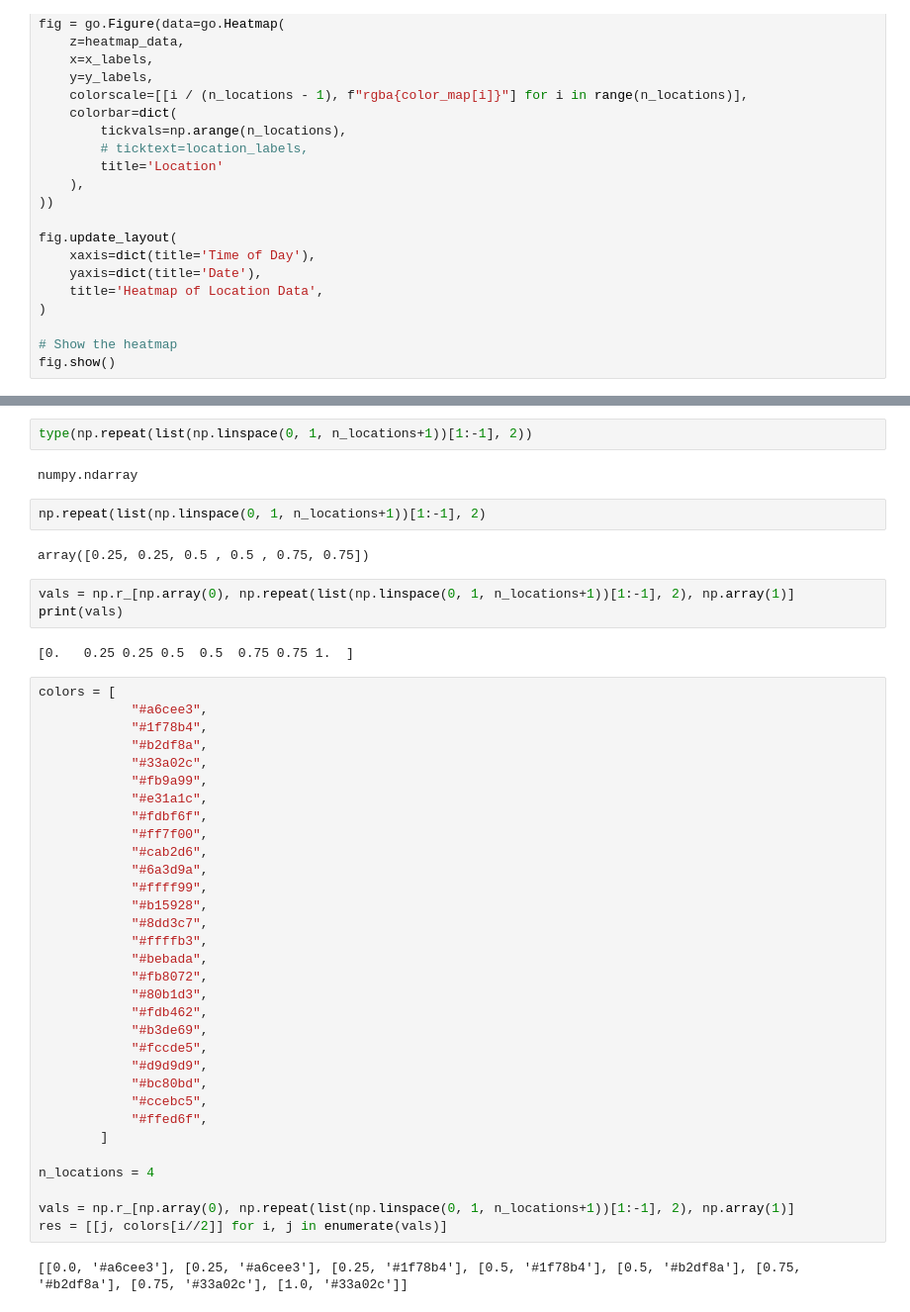
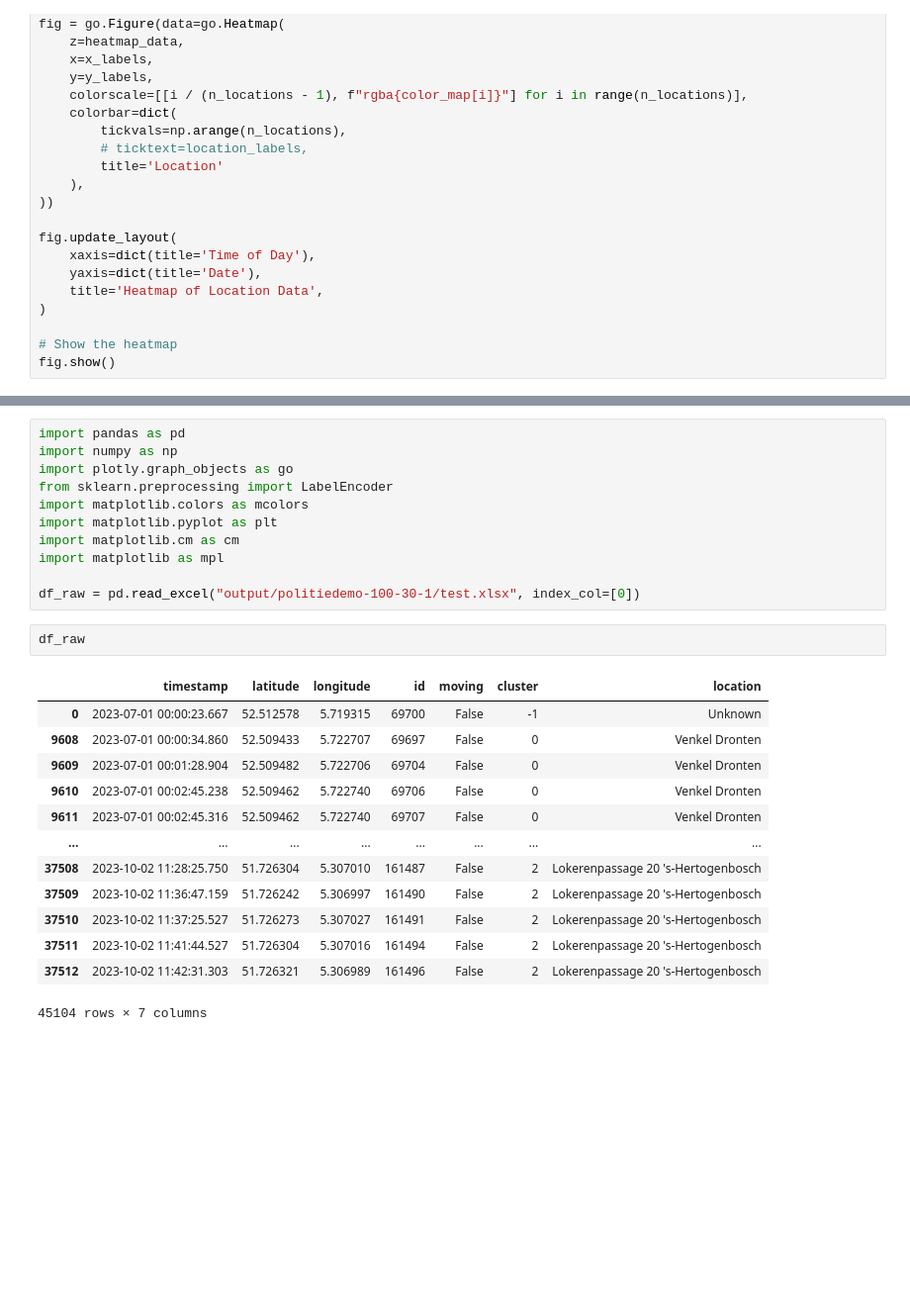
Before and after one commit to sandersiepel/JADS-politie-ob2, a Jupyter notebook: test.ipynb, the cells around one changed output, grey strips where cells are left out. Shown at 99% size. Saved outputs shown, nothing was run; the diff lists cells and outputs as text; blank space fills up the shorter version.

```diff
--- a/test.ipynb
+++ b/test.ipynb
@@ -587,47 +411,27 @@ TypeError: concatenate() got multiple values for argument 'axis'
-# %%
-type(np.repeat(list(np.linspace(0, 1, n_locations+1))[1:-1], 2))
-# %% [output]
-numpy.ndarray
-# %%
-np.repeat(list(np.linspace(0, 1, n_locations+1))[1:-1], 2)
-# %% [output]
-array([0.25, 0.25, 0.5 , 0.5 , 0.75, 0.75])
-# %%
-vals = np.r_[np.array(0), np.repeat(list(np.linspace(0, 1, n_locations+1))[1:-1], 2), np.array(1)]
-print(vals)
-# %% [output]
-[0.   0.25 0.25 0.5  0.5  0.75 0.75 1.  ]
-# %%
-colors = [
-            "#a6cee3",
-            "#1f78b4",
-            "#b2df8a",
-            "#33a02c",
-            "#fb9a99",
-            "#e31a1c",
-            "#fdbf6f",
-            "#ff7f00",
-            "#cab2d6",
-            "#6a3d9a",
-            "#ffff99",
-            "#b15928",
-            "#8dd3c7",
-            "#ffffb3",
-            "#bebada",
-            "#fb8072",
-            "#80b1d3",
-            "#fdb462",
-            "#b3de69",
-            "#fccde5",
-            "#d9d9d9",
-            "#bc80bd",
-            "#ccebc5",
-            "#ffed6f",
-        ]
-
-n_locations = 4
-
-vals = np.r_[np.array(0), np.repeat(list(np.linspace(0, 1, n_locations+1))[1:-1], 2), np.array(1)]
-res = [[j, colors[i//2]] for i, j in enumerate(vals)]
-# %% [output]
-[[0.0, '#a6cee3'], [0.25, '#a6cee3'], [0.25, '#1f78b4'], [0.5, '#1f78b4'], [0.5, '#b2df8a'], [0.75, '#b2df8a'], [0.75, '#33a02c'], [1.0, '#33a02c']]
+# %%
+import pandas as pd
+import numpy as np
+import plotly.graph_objects as go
+from sklearn.preprocessing import LabelEncoder
+import matplotlib.colors as mcolors
+import matplotlib.pyplot as plt
+import matplotlib.cm as cm
+import matplotlib as mpl
+
+df_raw = pd.read_excel("output/politiedemo-100-30-1/test.xlsx", index_col=[0])
+# %%
+df_raw
+# %% [output]
+|  | timestamp | latitude | longitude | id | moving | cluster | location |
+| 0 | 2023-07-01 00:00:23.667 | 52.512578 | 5.719315 | 69700 | False | -1 | Unknown |
+| 9608 | 2023-07-01 00:00:34.860 | 52.509433 | 5.722707 | 69697 | False | 0 | Venkel Dronten |
+| 9609 | 2023-07-01 00:01:28.904 | 52.509482 | 5.722706 | 69704 | False | 0 | Venkel Dronten |
+| 9610 | 2023-07-01 00:02:45.238 | 52.509462 | 5.722740 | 69706 | False | 0 | Venkel Dronten |
+| 9611 | 2023-07-01 00:02:45.316 | 52.509462 | 5.722740 | 69707 | False | 0 | Venkel Dronten |
+| ... | ... | ... | ... | ... | ... | ... | ... |
+| 37508 | 2023-10-02 11:28:25.750 | 51.726304 | 5.307010 | 161487 | False | 2 | Lokerenpassage 20 's-Hertogenbosch |
+| 37509 | 2023-10-02 11:36:47.159 | 51.726242 | 5.306997 | 161490 | False | 2 | Lokerenpassage 20 's-Hertogenbosch |
+| 37510 | 2023-10-02 11:37:25.527 | 51.726273 | 5.307027 | 161491 | False | 2 | Lokerenpassage 20 's-Hertogenbosch |
+| 37511 | 2023-10-02 11:41:44.527 | 51.726304 | 5.307016 | 161494 | False | 2 | Lokerenpassage 20 's-Hertogenbosch |
+| 37512 | 2023-10-02 11:42:31.303 | 51.726321 | 5.306989 | 161496 | False | 2 | Lokerenpassage 20 's-Hertogenbosch |
+45104 rows × 7 columns
```
Also changed, not shown: parts of 25 cells of this notebook, 4 other files.
